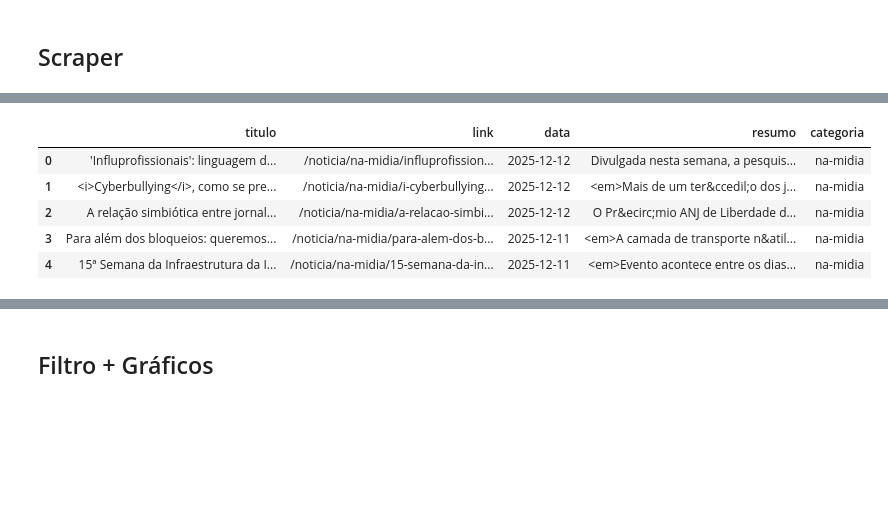
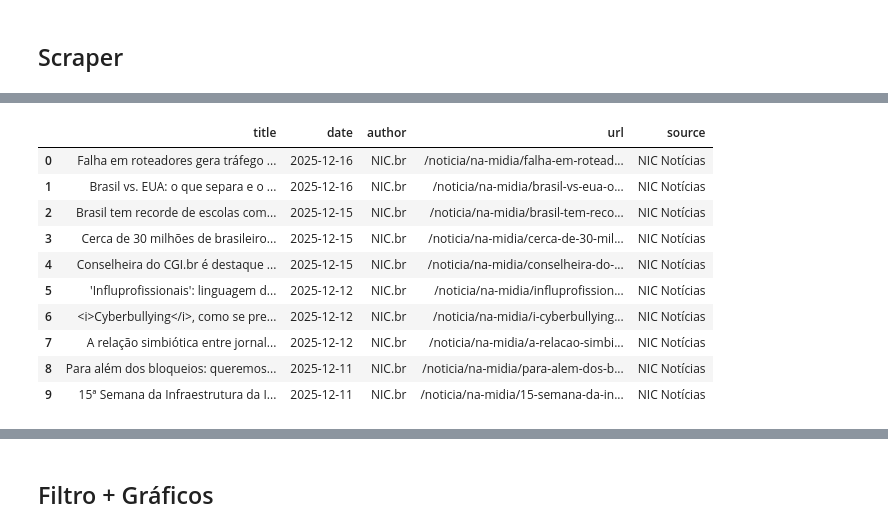
Before and after one commit to GabrielleMarchioli/unesp-scrapping, a Jupyter notebook: nic.ipynb, the cells around one changed output, grey strips where cells are left out. Cells and saved outputs as stored; diff of their text form; code cells hidden in the pictures; blank space fills up the shorter version.

Commit message:
todos os códigos já possuem a inserção no banco.

```diff
--- a/nic.ipynb
+++ b/nic.ipynb
@@ -26,6 +60,6 @@ def montar_url(pagina):
 # %%
-# %%
-header_url = f"{BASE_URL}/noticias/indice/header.json"
-header = requests.get(header_url, headers=HEADERS).json()
-
-pd.DataFrame(header)
+def carregar_indice_json(codigo="todos", arquivo=1):
+    url = f"{BASE_URL}/noticias/indice/{codigo}/indice-{arquivo}.json"
+    r = requests.get(url, headers=HEADERS, timeout=20)
+    r.raise_for_status()
+    return r.json()
@@ -39,30 +66,33 @@ pd.DataFrame(header)
-# %%
-# %%
-def carregar_indice_json(codigo="todos", numero_arquivo=1):
-    url = f"{BASE_URL}/noticias/indice/{codigo}/indice-{numero_arquivo}.json"
-    r = requests.get(url, headers=HEADERS, timeout=20)
-    r.raise_for_status()
-    return r.json()
 # %%
-# %%
-noticias = []
+def scrape_nic_noticias(total_noticias=50):
+    print("🔄 Scraping NIC.br via JSON...")
+    start = time.time()
+    dados = carregar_indice_json("todos", 1)
 
-PAGINAS = 5
-POR_PAGINA = 10
-TOTAL = PAGINAS * POR_PAGINA
+    artigos = []
 
-dados = carregar_indice_json("todos", 1)
+    for noticia in dados[:total_noticias]:
+        title = noticia.get("titulo")
+        url = noticia.get("permalink")
+        date = noticia.get("data")
+        resumo = noticia.get("resumo")
 
-for noticia in dados[:TOTAL]:
-    noticias.append({
-        "titulo": noticia.get("titulo"),
-        "link": noticia.get("permalink"),
-        "data": noticia.get("data"),
-        "resumo": noticia.get("resumo"),
-        "categoria": noticia.get("categoria", "todos")
-    })
+        data = {
+            "title": title,
+            "date": date,
+            "author": "NIC.br",
+            "url": url,
+            "source": "NIC Notícias"
+        }
 
-df_nic = pd.DataFrame(noticias)
-print(f"Total coletado: {len(df_nic)}")
-df_nic.head()
+        artigos.append(data)
+        insert_article(**data)
+
+    df = pd.DataFrame(artigos)
+    print(f"✅ {len(df)} notícias coletadas")
+    print(f"⏱️ {time.time() - start:.2f}s")
+    display(df.head(10))
+    return df
+
+df_nic = scrape_nic_noticias(total_noticias=50)
 # %% [output]
@@ -70,6 +102,11 @@ Total coletado: 50
-|  | titulo | link | data | resumo | categoria |
-| 0 | 'Influprofissionais': linguagem d... | /noticia/na-midia/influprofission... | 2025-12-12 | Divulgada nesta semana, a pesquis... | na-midia |
-| 1 | <i>Cyberbullying</i>, como se pre... | /noticia/na-midia/i-cyberbullying... | 2025-12-12 | <em>Mais de um ter&ccedil;o dos j... | na-midia |
-| 2 | A relação simbiótica entre jornal... | /noticia/na-midia/a-relacao-simbi... | 2025-12-12 | O Pr&ecirc;mio ANJ de Liberdade d... | na-midia |
-| 3 | Para além dos bloqueios: queremos... | /noticia/na-midia/para-alem-dos-b... | 2025-12-11 | <em>A camada de transporte n&atil... | na-midia |
-| 4 | 15ª Semana da Infraestrutura da I... | /noticia/na-midia/15-semana-da-in... | 2025-12-11 | <em>Evento acontece entre os dias... | na-midia |
+|  | title | date | author | url | source |
+| 0 | Falha em roteadores gera tráfego ... | 2025-12-16 | NIC.br | /noticia/na-midia/falha-em-rotead... | NIC Notícias |
+| 1 | Brasil vs. EUA: o que separa e o ... | 2025-12-16 | NIC.br | /noticia/na-midia/brasil-vs-eua-o... | NIC Notícias |
+| 2 | Brasil tem recorde de escolas com... | 2025-12-15 | NIC.br | /noticia/na-midia/brasil-tem-reco... | NIC Notícias |
+| 3 | Cerca de 30 milhões de brasileiro... | 2025-12-15 | NIC.br | /noticia/na-midia/cerca-de-30-mil... | NIC Notícias |
+| 4 | Conselheira do CGI.br é destaque ... | 2025-12-15 | NIC.br | /noticia/na-midia/conselheira-do-... | NIC Notícias |
+| 5 | 'Influprofissionais': linguagem d... | 2025-12-12 | NIC.br | /noticia/na-midia/influprofission... | NIC Notícias |
+| 6 | <i>Cyberbullying</i>, como se pre... | 2025-12-12 | NIC.br | /noticia/na-midia/i-cyberbullying... | NIC Notícias |
+| 7 | A relação simbiótica entre jornal... | 2025-12-12 | NIC.br | /noticia/na-midia/a-relacao-simbi... | NIC Notícias |
+| 8 | Para além dos bloqueios: queremos... | 2025-12-11 | NIC.br | /noticia/na-midia/para-alem-dos-b... | NIC Notícias |
+| 9 | 15ª Semana da Infraestrutura da I... | 2025-12-11 | NIC.br | /noticia/na-midia/15-semana-da-in... | NIC Notícias |
```
Also changed, not shown: parts of 11 cells of this notebook, 3 other files.
